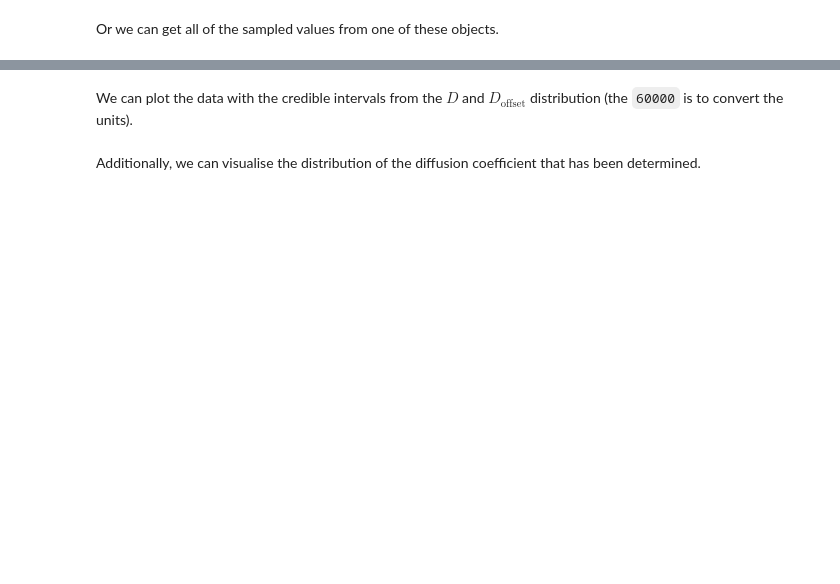
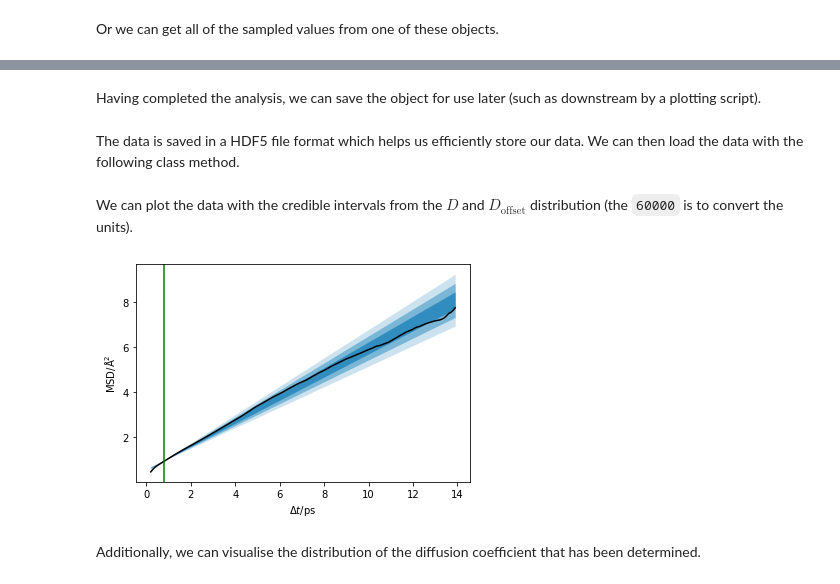
Before and after one commit to bjmorgan/kinisi, a Jupyter notebook: docs/source/vasp_d.ipynb, the cells around one changed output, grey strips where cells are left out. Saved outputs shown, nothing was run; the diff lists cells and outputs as text; code cells hidden in the pictures; blank space fills up the shorter version.

```diff
--- a/docs/source/vasp_d.ipynb
+++ b/docs/source/vasp_d.ipynb
@@ -69,0 +77,2 @@ diff.D.samples
+# %% [markdown]
+Having completed the analysis, we can save the object for use later (such as downstream by a plotting script).
@@ -70,21 +81,29 @@ diff.D.samples
+# %% [markdown]
+The data is saved in a HDF5 file format which helps us efficiently store our data.
+We can then load the data with the following class method.
+# %%
+loaded_diff = DiffusionAnalyzer.load('example.hdf')
 # %% [markdown]
 We can plot the data with the credible intervals from the $D$ and $D_{\text{offset}}$ distribution (the `60000` is to convert the units).
 # %%
 credible_intervals = [[16, 84], [2.5, 97.5], [0.15, 99.85]]
 alpha = [0.6, 0.4, 0.2]
 
-plt.plot(diff.dt, diff.msd, 'k-')
-distribution = diff.D.samples * 60000 * diff.dt[:, np.newaxis] + diff.intercept.samples
+plt.plot(loaded_diff.dt, loaded_diff.msd, 'k-')
+distribution = loaded_diff.D.samples * 60000 * loaded_diff.dt[
+    :, np.newaxis] + diff.intercept.samples
 for i, ci in enumerate(credible_intervals):
-    plt.fill_between(diff.dt,
+    plt.fill_between(loaded_diff.dt,
                      *np.percentile(distribution, ci, axis=1),
                      alpha=alpha[i],
                      color='#0173B2',
                      lw=0)
-plt.axvline(diff.ngp_max, color='g')
+plt.axvline(loaded_diff.ngp_max, color='g')
 plt.ylabel('MSD/Å$^2$')
 plt.xlabel('$\Delta t$/ps')
 plt.savefig('_static/example.pdf')
+# %% [output]
+[figure, added]
 # %% [markdown]
 Additionally, we can visualise the distribution of the diffusion coefficient that has been determined.
 # %%
```
Also changed, not shown: parts of 8 cells of this notebook, 7 other files.
